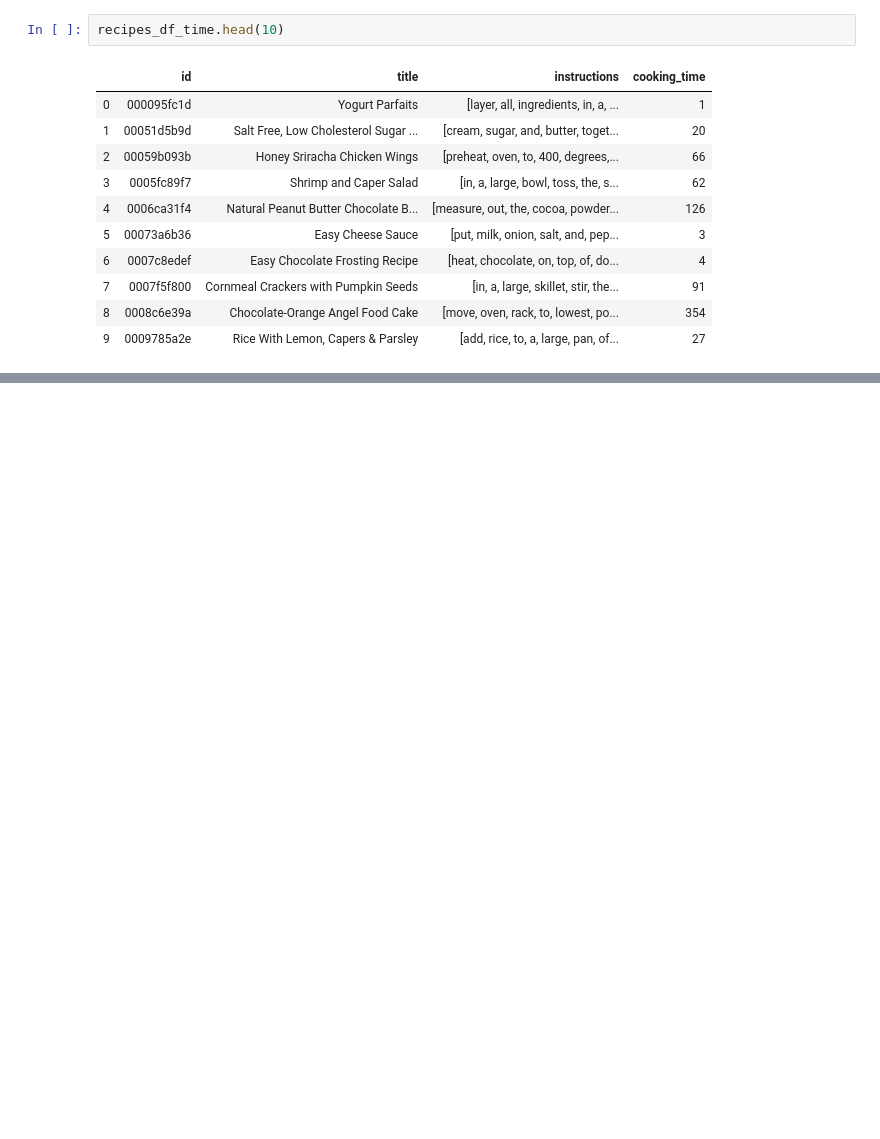
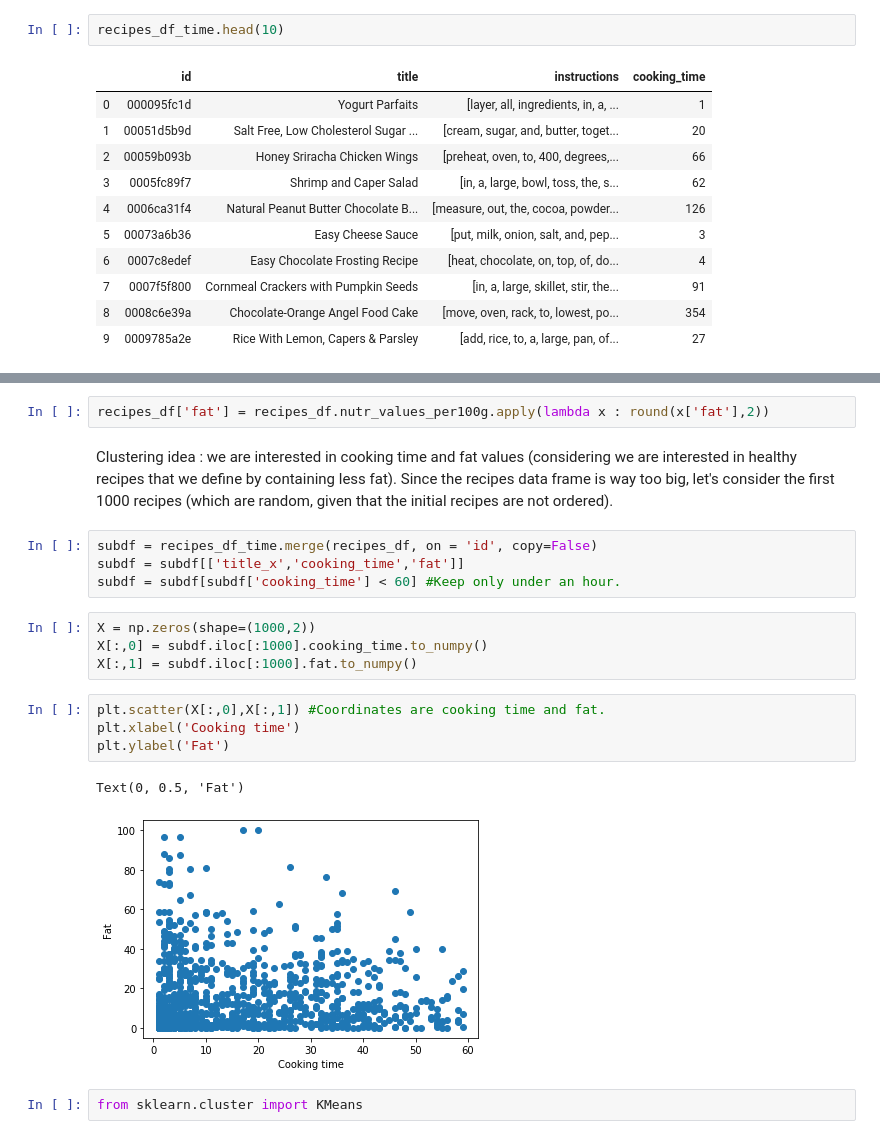
Before and after one commit to alex-mocanu/A-Network-Tour-of-DS-Homework, a Jupyter notebook: Project/cooking_time.ipynb, the cells around one changed output, grey strips where cells are left out. Drawn from its saved outputs; the diff is of its cells as text; blank space fills up the shorter version.

```diff
--- a/Project/cooking_time.ipynb
+++ b/Project/cooking_time.ipynb
@@ -178,0 +246,21 @@ recipes_df_time.head(10)
+# %%
+recipes_df['fat'] = recipes_df.nutr_values_per100g.apply(lambda x : round(x['fat'],2))
+# %% [markdown]
+Clustering idea : we are interested in cooking time and fat values (considering we are interested in healthy recipes that we define by containing less fat). Since the recipes data frame is way too big, let's consider the first 1000 recipes (which are random, given that the initial recipes are not ordered).
+# %%
+subdf = recipes_df_time.merge(recipes_df, on = 'id', copy=False)
+subdf = subdf[['title_x','cooking_time','fat']]
+subdf = subdf[subdf['cooking_time'] < 60] #Keep only under an hour.
+# %%
+X = np.zeros(shape=(1000,2))
+X[:,0] = subdf.iloc[:1000].cooking_time.to_numpy()
+X[:,1] = subdf.iloc[:1000].fat.to_numpy()
+# %%
+plt.scatter(X[:,0],X[:,1]) #Coordinates are cooking time and fat.
+plt.xlabel('Cooking time')
+plt.ylabel('Fat')
+# %% [output]
+Text(0, 0.5, 'Fat')
+[figure, added]
+# %%
+from sklearn.cluster import KMeans
```
Also changed, not shown: parts of 19 cells of this notebook.
